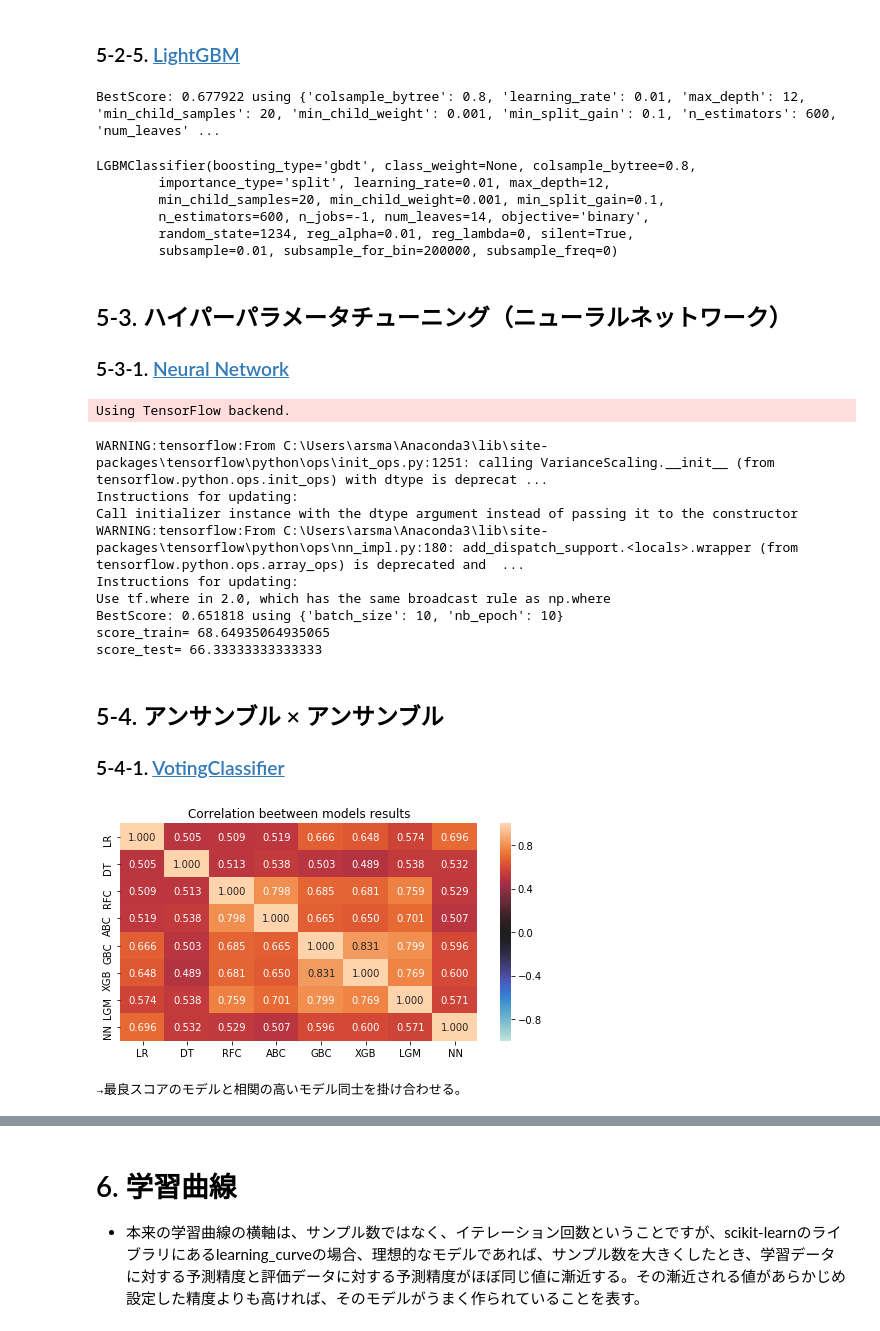
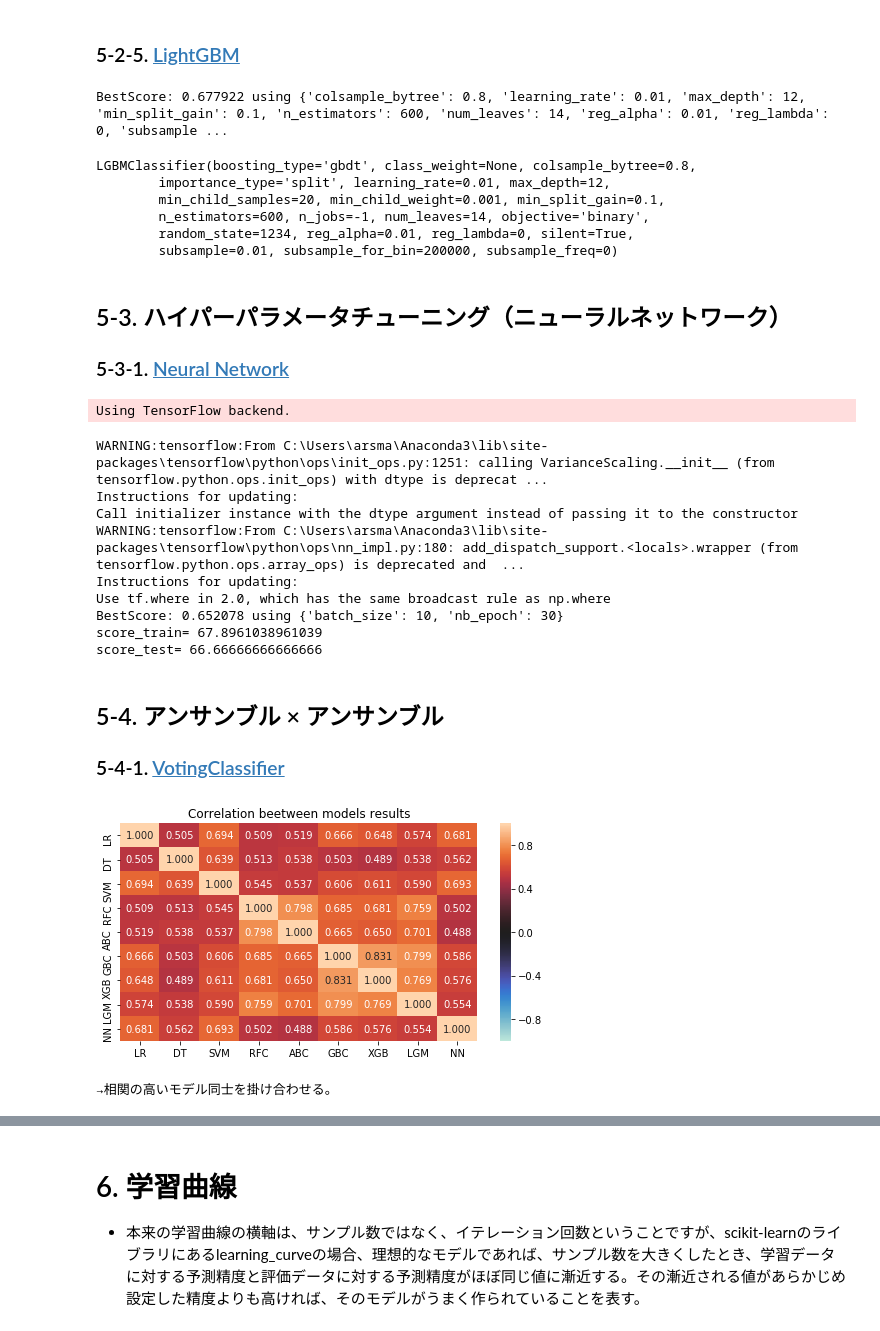
Before and after one commit to arsma12/skillupAI, a Jupyter notebook: Day3_work_長谷川雅代.ipynb, the cells around one changed output, grey strips where cells are left out. Saved outputs shown, nothing was run; the diff lists cells and outputs as text; code cells hidden in the pictures.

```diff
--- a/Day3_work_長谷川雅代.ipynb
+++ b/Day3_work_長谷川雅代.ipynb
@@ -822,7 +816,7 @@ enc_norm_col = ['usd_goal_real',
                 'name_char_length',
                 'name_word_num',
                 'period',
-                'diff_goal',
+                'diff_successful_goal_mean',
                ]
 
 # カテゴリ項目組み合わせ制御（除外するしない、ダミー変換するしない)
@@ -1061,7 +1055,7 @@ if(selectFromModel_flg):
     remove_feature = X_columns[ ~sfm.get_support()]
     for f in remove_feature:
         list_X_columns.remove(f)
-        print(f + ' is dropped. ')
+        f_write(f + ' is dropped. ')
 
     print('\n▼利用対象の特徴数')
     print('len(list_X_columns)=',len(list_X_columns))
@@ -1125,11 +1108,11 @@ SGDClassifier(alpha=0.001, average=False, class_weight=None,
 # %% [markdown]
 ### 5-1-2. [SVM](https://scikit-learn.org/stable/modules/generated/sklearn.svm.SVC.html#sklearn.svm.SVC)
 # %%
-'''
-svc_clf = SVC()
-svc_param_grid = [{'kernel': ['linear'], 'C': [0.1,1]},
+svm_clf = SVC()
+svm_param = [{'kernel': ['linear'], 'C': [0.1,1]},
                   {'kernel': ['rbf'], 'gamma': [0.1, 1e-2],'C': [0.1,1],'random_state' : [1234]}
                  ]
-best_SVM = grid_search_argo(dic_argo, 'SVM', svc_clf, svc_param_grid, X_train, y_train)
-'''
+best_svm = grid_search_argo(dic_argo, 'SVM', svm_clf, svm_param, X_train, y_train)
+
+best_svm
 # %% [output]
@@ -1262,24 +1249,21 @@ XGBClassifier(base_score=0.5, booster='gbtree', colsample_bylevel=1,
 ### 5-2-5. [LightGBM](https://lightgbm.readthedocs.io/en/latest/pythonapi/lightgbm.LGBMClassifier.html)
 # %%
 LGB_clf = lgb.LGBMClassifier(objective='binary',random_state=1234)
-LGB_param ={'n_estimators':[600],      # ブースティングする木の数 940
+LGB_param ={'n_estimators':[600],      # ブースティングする木の数
             'max_depth':[12],          # 木の深さ
             'num_leaves':[14],         # 木の葉の最大数
             'learning_rate':[0.01],    # 学習率
             'colsample_bytree':[0.8],  # 各木を構築するときの列のサブサンプル比
             'subsample':[0.01],        # トレーニングインスタンスのサブサンプル率
-            'min_child_samples':[20],
-            'min_child_weight':[0.001],
-            'reg_alpha':[0.01],          # 重みに関するL1正則化項
-            'reg_lambda':[0],            # 重みに関するL2正則化項
-            'subsample_for_bin':[200000],
-            'min_split_gain':[0.1],      # ツリーのリーフノードにさらにパーティションを作成するために必要な最小限の損失削減
+            'reg_alpha':[0.01],        # 重みに関するL1正則化項
+            'reg_lambda':[0],          # 重みに関するL2正則化項
+            'min_split_gain':[0.1],    # ツリーのリーフノードにさらにパーティションを作成するために必要な最小限の損失削減
             }
 best_LGB = grid_search_argo(dic_argo, 'LightGBM', LGB_clf, LGB_param, X_train, y_train)
 
 best_LGB
 # %% [output]
-BestScore: 0.677922 using {'colsample_bytree': 0.8, 'learning_rate': 0.01, 'max_depth': 12, 'min_child_samples': 20, 'min_child_weight': 0.001, 'min_split_gain': 0.1, 'n_estimators': 600, 'num_leaves' ...
+BestScore: 0.677922 using {'colsample_bytree': 0.8, 'learning_rate': 0.01, 'max_depth': 12, 'min_split_gain': 0.1, 'n_estimators': 600, 'num_leaves': 14, 'reg_alpha': 0.01, 'reg_lambda': 0, 'subsample ...
 LGBMClassifier(boosting_type='gbdt', class_weight=None, colsample_bytree=0.8,
         importance_type='split', learning_rate=0.01, max_depth=12,
         min_child_samples=20, min_child_weight=0.001, min_split_gain=0.1,
@@ -1304,7 +1288,7 @@ def build_nn():
     nn.compile(optimizer=Adam(lr=0.001), loss='binary_crossentropy', metrics=['accuracy'])
     return nn
 
-NN_param = dict(nb_epoch= [10,30],batch_size= [10])
+NN_param = dict(nb_epoch= [10,20,30],batch_size= [10,20])
 best_NN = grid_search_argo(dic_argo, 'NeuralNetwork',KerasClassifier(build_fn=build_nn,verbose=0), NN_param, X_train, y_train)
 
 y_test_pred_NN =(best_NN.predict(X_test) > 0.5).reshape(-1,)
@@ -1319,33 +1303,33 @@ Call initializer instance with the dtype argument instead of passing it to the c
 WARNING:tensorflow:From C:\Users\arsma\Anaconda3\lib\site-packages\tensorflow\python\ops\nn_impl.py:180: add_dispatch_support.<locals>.wrapper (from tensorflow.python.ops.array_ops) is deprecated and  ...
 Instructions for updating:
 Use tf.where in 2.0, which has the same broadcast rule as np.where
-BestScore: 0.651818 using {'batch_size': 10, 'nb_epoch': 10}
-score_train= 68.64935064935065
-score_test= 66.33333333333333
+BestScore: 0.652078 using {'batch_size': 10, 'nb_epoch': 30}
+score_train= 67.8961038961039
+score_test= 66.66666666666666
 # %% [markdown]
 ## 5-4. アンサンブル × アンサンブル
 ### 5-4-1. [VotingClassifier](https://scikit-learn.org/stable/modules/generated/sklearn.ensemble.VotingClassifier.html)
 # %%
-# 各アルゴリズムをヒートマップで比較
+# 各アルゴリズムの予測結果をヒートマップで比較
 ensemble_results = pd.concat([pd.Series(best_lr.predict(X_test), name="LR"),
                               pd.Series(best_dt.predict(X_test), name="DT"),
-                              #pd.Series(best_SVM.predict(X_test), name="SVM"),
+                              pd.Series(best_svm.predict(X_test), name="SVM"),
                               pd.Series(best_RFC.predict(X_test), name="RFC"),
                               pd.Series(best_ABC.predict(X_test), name="ABC"),
                               pd.Series(best_GBC.predict(X_test), name="GBC"),
                               pd.Series(best_XGB.predict(X_test), name="XGB"),
                               pd.Series(best_LGB.predict(X_test), name="LGM"),
                               pd.Series(y_test_pred_NN, name="NN"),
                              ],axis=1)
 
 plt.figure(figsize =(8, 4))
 sns.heatmap(ensemble_results.corr(), annot=True, fmt='1.3f', vmax=1, vmin=-1, center=0)
 plt.title('Correlation beetween models results', size=12)
 plt.show()
 
-print('→最良スコアのモデルと相関の高いモデル同士を掛け合わせる。')
+print('→相関の高いモデル同士を掛け合わせる。')
 # %% [output]
-[figure, old version]
+[figure, new version]
-→最良スコアのモデルと相関の高いモデル同士を掛け合わせる。
+→相関の高いモデル同士を掛け合わせる。
 # %%
 # 相関の高いモデル同士を掛け合わせる
```
Also changed, not shown: parts of 10 cells of this notebook.
